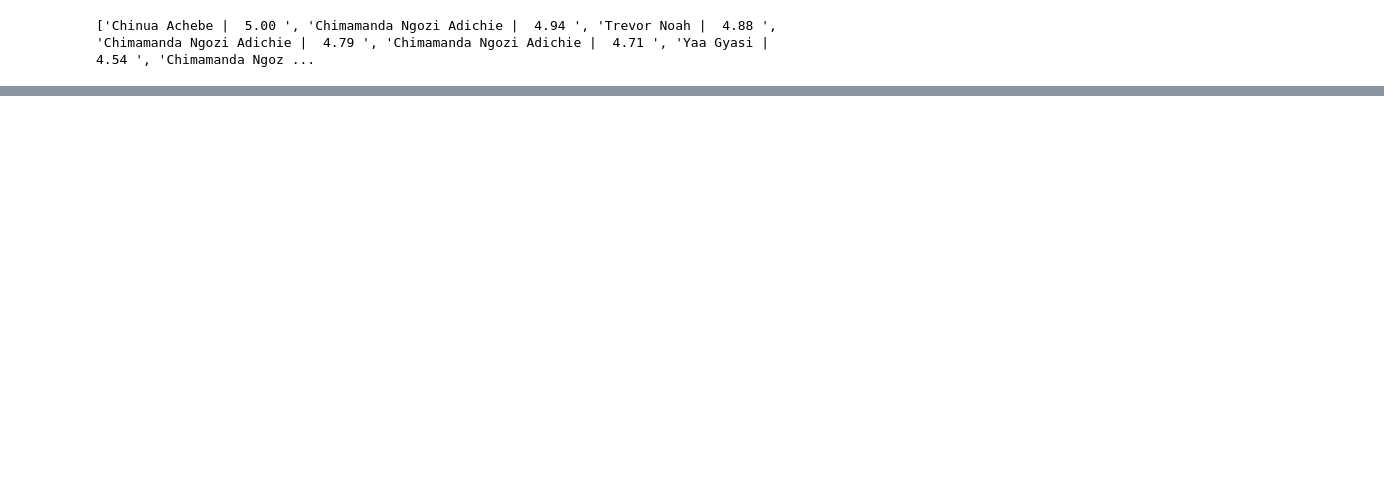
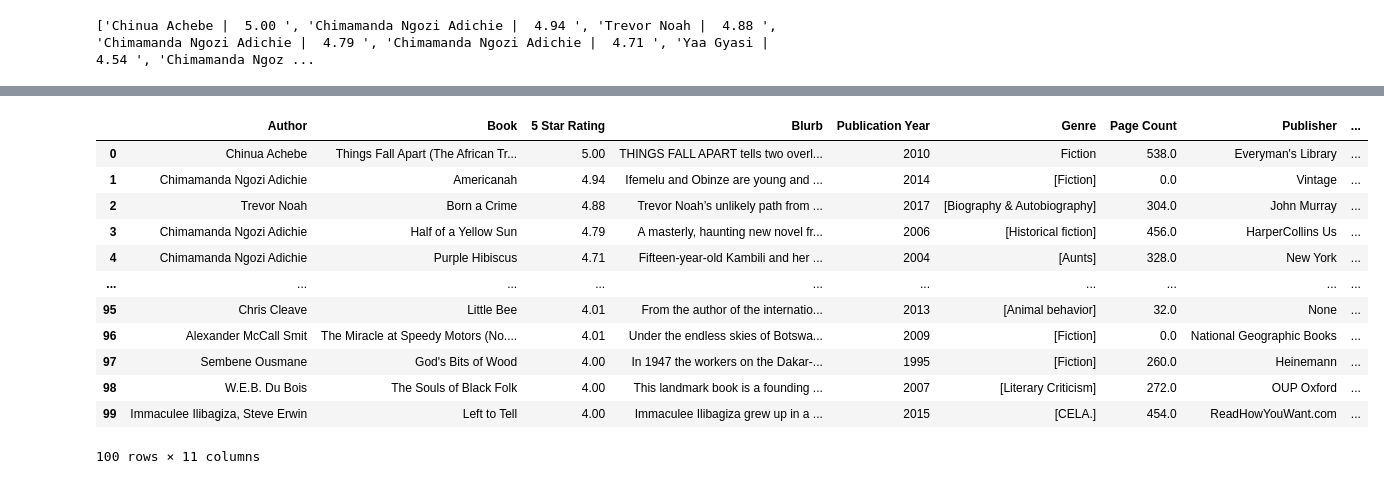
Before and after one commit to RachaelKilonzo/African-Authors, a Jupyter notebook: 100 BEST AFRICAN BOOKS OF ALL TIME (WEB SCRAPING).ipynb, the cells around one changed output, grey strips where cells are left out. Cells and saved outputs as stored; diff of their text form; code cells hidden in the pictures; blank space fills up the shorter version.

```diff
--- a/100 BEST AFRICAN BOOKS OF ALL TIME (WEB SCRAPING).ipynb
+++ b/100 BEST AFRICAN BOOKS OF ALL TIME (WEB SCRAPING).ipynb
@@ -243,0 +149,4 @@ Description[82:88]
+# %%
+page2.encoding='utf-8'
+# %%
+soup2=BeautifulSoup(page2.text, 'html')
@@ -243,0 +289,10 @@ Description[82:88]
+# %%
+for index, row in info.iterrows():
+    if "(" in row['Author'] and ")" in row['Author']:
+        start_index = row['Author'].find("(")
+        end_index = row['Author'].find(")")
+        year_of_birth = row['Author'][start_index+1:end_index]
+        # Update the Author column
+        info.at[index, 'Author'] = row['Author'][:start_index].strip()
+        # Update the Year of Birth column
+        info.at[index, 'Year of Birth'] = year_of_birth
@@ -243,0 +315,24 @@ Description[82:88]
+# %%
+# Merge dataframes based on 'Author'
+merged_df = pd.merge(df, info, on='Author', how='left')
+
+# Rename columns
+merged_df.rename(columns={'Year of Birth': 'Author Year of Birth', 'Country': 'Author Country'}, inplace=True)
+
+# Display the merged dataframe
+# %%
+merged_df
+# %% [output]
+|  | Author | Book | 5 Star Rating | Blurb | Publication Year | Genre | Page Count | Publisher | ... |
+| 0 | Chinua Achebe | Things Fall Apart (The African Tr... | 5.00 | THINGS FALL APART tells two overl... | 2010 | Fiction | 538.0 | Everyman's Library | ... |
+| 1 | Chimamanda Ngozi Adichie | Americanah | 4.94 | Ifemelu and Obinze are young and ... | 2014 | [Fiction] | 0.0 | Vintage | ... |
+| 2 | Trevor Noah | Born a Crime | 4.88 | Trevor Noah’s unlikely path from ... | 2017 | [Biography & Autobiography] | 304.0 | John Murray | ... |
+| 3 | Chimamanda Ngozi Adichie | Half of a Yellow Sun | 4.79 | A masterly, haunting new novel fr... | 2006 | [Historical fiction] | 456.0 | HarperCollins Us | ... |
+| 4 | Chimamanda Ngozi Adichie | Purple Hibiscus | 4.71 | Fifteen-year-old Kambili and her ... | 2004 | [Aunts] | 328.0 | New York | ... |
+| ... | ... | ... | ... | ... | ... | ... | ... | ... | ... |
+| 95 | Chris Cleave | Little Bee | 4.01 | From the author of the internatio... | 2013 | [Animal behavior] | 32.0 | None | ... |
+| 96 | Alexander McCall Smit | The Miracle at Speedy Motors (No.... | 4.01 | Under the endless skies of Botswa... | 2009 | [Fiction] | 0.0 | National Geographic Books | ... |
+| 97 | Sembene Ousmane | God's Bits of Wood | 4.00 | In 1947 the workers on the Dakar-... | 1995 | [Fiction] | 260.0 | Heinemann | ... |
+| 98 | W.E.B. Du Bois | The Souls of Black Folk | 4.00 | This landmark book is a founding ... | 2007 | [Literary Criticism] | 272.0 | OUP Oxford | ... |
+| 99 | Immaculee Ilibagiza, Steve Erwin | Left to Tell | 4.00 | Immaculee Ilibagiza grew up in a ... | 2015 | [CELA.] | 454.0 | ReadHowYouWant.com | ... |
+100 rows × 11 columns
```
Also changed, not shown: parts of 28 cells of this notebook.
